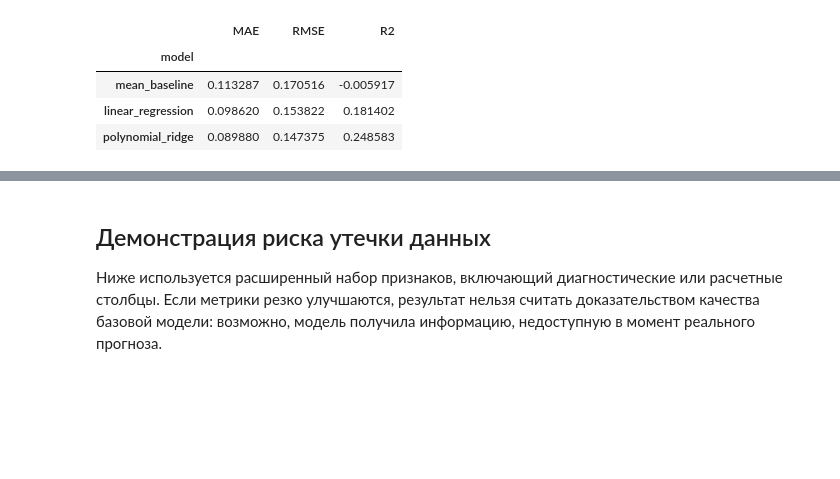
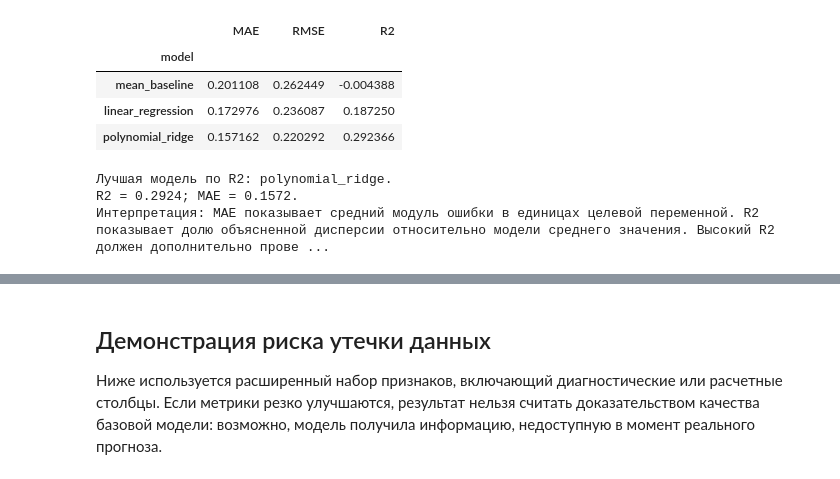
Before and after one commit to Alexflex/appailab, a Jupyter notebook: notebooks/external/teacher/02_mendeley_ev_teacher.ipynb, the cells around one changed output, grey strips where cells are left out. Cells and saved outputs as stored; diff of their text form; code cells hidden in the pictures; blank space fills up the shorter version.

```diff
--- a/notebooks/external/teacher/02_mendeley_ev_teacher.ipynb
+++ b/notebooks/external/teacher/02_mendeley_ev_teacher.ipynb
@@ -108,16 +382,16 @@ features_df.head()
 # %%
 regression_features = ['vehicle_speed_m_s', 'acceleration_m_s2', 'slope_rad', 'motor_speed_rpm', 'motor_torque_nm']
-regression_target = 'drivetrain_efficiency'
+regression_target = 'motor_efficiency'
 forbidden_regression_features = set(['drivetrain_efficiency', 'motor_efficiency', 'Powertrain_efficiency_gear_SG', 'mechanical_power_w', 'efficiency_limit', 'is_allowed'])
-leaked_regression_features = forbidden_regression_features & set(regression_features)
-if leaked_regression_features:
-    raise AssertionError(
-        "Обнаружена утечка данных в regression_features: "
-        f"{sorted(leaked_regression_features)}"
-    )
+regression_features = validate_features(
+    regression_features,
+    forbidden_regression_features,
+    "regression_features",
+)
 
 from sklearn.linear_model import LinearRegression, Ridge
 from sklearn.metrics import mean_absolute_error, mean_squared_error, r2_score
+from sklearn.model_selection import train_test_split
 from sklearn.pipeline import Pipeline
 from sklearn.preprocessing import PolynomialFeatures, StandardScaler
 
@@ -158,34 +497,41 @@ def regression_metrics(y_true, y_pred):
     }
 
 models = {
     "mean_baseline": None,
     "linear_regression": Pipeline([
         ("scaler", StandardScaler()),
         ("model", LinearRegression()),
     ]),
     "polynomial_ridge": Pipeline([
+        ("input_scaler", StandardScaler()),
         ("poly", PolynomialFeatures(degree=2, include_bias=False)),
-        ("scaler", StandardScaler()),
+        ("poly_scaler", StandardScaler()),
         ("model", Ridge(alpha=1.0)),
     ]),
 }
 
 predictions = {}
 rows = []
 for name, model in models.items():
     if model is None:
         y_pred = np.full(len(y_test), y_train.mean())
     else:
         model.fit(X_train, y_train)
         y_pred = model.predict(X_test)
     predictions[name] = y_pred
     rows.append({"model": name, **regression_metrics(y_test, y_pred)})
 
 metrics_df = pd.DataFrame(rows).set_index("model")
 metrics_df
 # %% [output]
 |  | MAE | RMSE | R2 |
 | model |  |  |  |
-| mean_baseline | 0.113287 | 0.170516 | -0.005917 |
-| linear_regression | 0.098620 | 0.153822 | 0.181402 |
-| polynomial_ridge | 0.089880 | 0.147375 | 0.248583 |
+| mean_baseline | 0.201108 | 0.262449 | -0.004388 |
+| linear_regression | 0.172976 | 0.236087 | 0.187250 |
+| polynomial_ridge | 0.157162 | 0.220292 | 0.292366 |
+# %%
+interpret_regression_metrics(metrics_df)
+# %% [output]
+Лучшая модель по R2: polynomial_ridge.
+R2 = 0.2924; MAE = 0.1572.
+Интерпретация: MAE показывает средний модуль ошибки в единицах целевой переменной. R2 показывает долю объясненной дисперсии относительно модели среднего значения. Высокий R2 должен дополнительно прове ...
```
Also changed, not shown: parts of 25 cells of this notebook, 44 other files.
